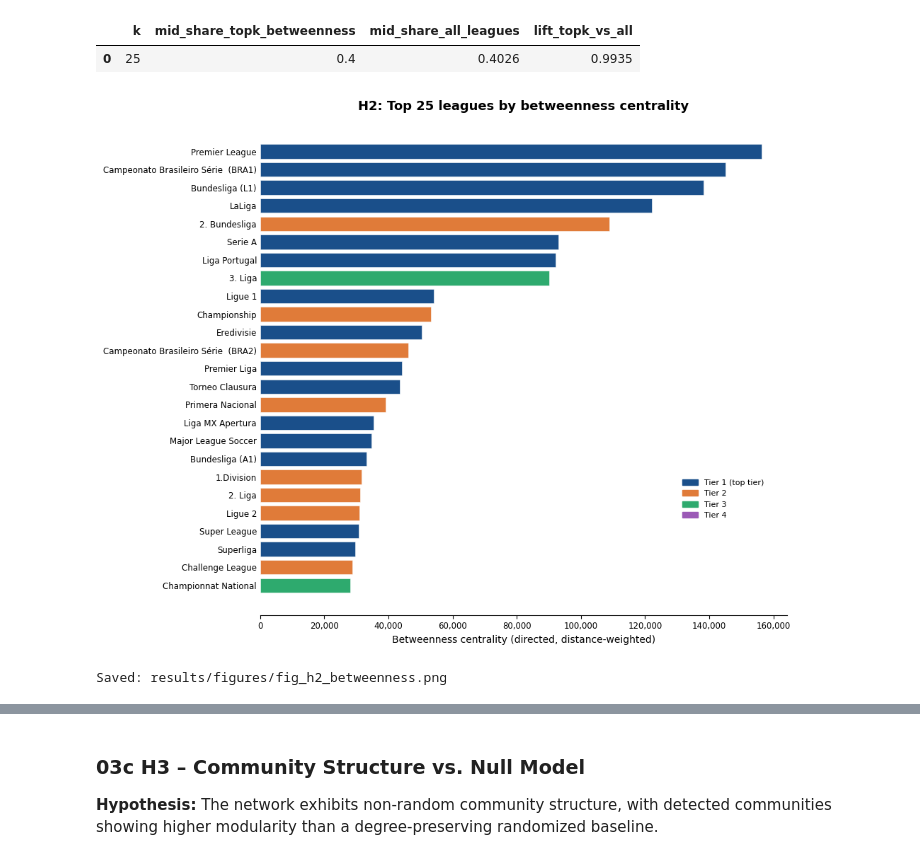
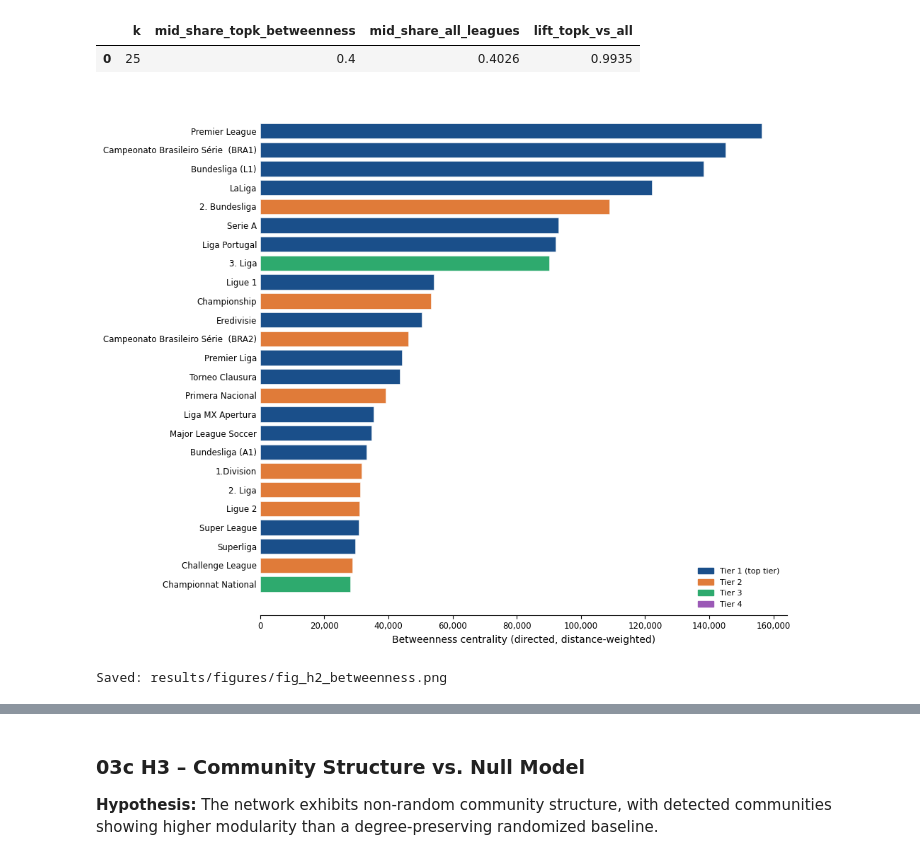
Before and after one commit to timg4/Mobility-in-Global-Football, a Jupyter notebook: 02_analysis.ipynb, the cells around one changed output, grey strips where cells are left out. Drawn from its saved outputs; the diff is of its cells as text; code cells hidden in the pictures.

```diff
--- a/02_analysis.ipynb
+++ b/02_analysis.ipynb
@@ -594,36 +594,34 @@ TIER_COLOR = {"1": "#1a4f8a", "2": "#e07b39", "3": "#2eaa6e", "4": "#9b59b6"}
 colors = [TIER_COLOR.get(str(t), "#aaaaaa") for t in tiers]
 
 mid_tiers      = {"2", "3"}
 mid_share_topk = sum(1 for t in tiers if str(t) in mid_tiers) / k
 mid_share_all  = metrics["is_mid_tier"].mean()
 lift = mid_share_topk / mid_share_all if mid_share_all > 0 else float("nan")
 
 fig, ax = plt.subplots(figsize=(10, 8))
 y_pos = range(len(labels))
 ax.barh(y_pos, values, color=colors, edgecolor="white", linewidth=0.4)
 ax.set_yticks(y_pos)
 ax.set_yticklabels(labels, fontsize=8.5)
 
 ax.set_xlabel("Betweenness centrality (directed, distance-weighted)", fontsize=10)
-ax.set_title(f"H2: Top {k} leagues by betweenness centrality",
-             fontsize=13, fontweight="bold", pad=12)
 ax.spines[["top", "right", "left"]].set_visible(False)
 ax.tick_params(axis="y", length=0)
 ax.tick_params(axis="x", labelsize=8.5)
 ax.xaxis.set_major_formatter(mticker.FuncFormatter(lambda x, _: f"{int(x):,}"))
 legend_patches = [
     mpatches.Patch(color="#1a4f8a", label="Tier 1 (top tier)"),
     mpatches.Patch(color="#e07b39", label="Tier 2"),
     mpatches.Patch(color="#2eaa6e", label="Tier 3"),
     mpatches.Patch(color="#9b59b6", label="Tier 4"),
 ]
 ax.legend(handles=legend_patches, fontsize=8, frameon=False,
-          loc="lower right", bbox_to_anchor=(0.97, 0.18))
+          loc="lower right")
 
 plt.tight_layout()
-plt.savefig(RESULTS_FIGURES / "fig_h2_betweenness.png", dpi=150, bbox_inches="tight")
+plt.savefig(RESULTS_FIGURES / "fig_h2_betweenness_wT.png", dpi=150, bbox_inches="tight")
 plt.show()
 print("Saved: results/figures/fig_h2_betweenness.png")
 # %% [output]
-[figure, old version]
+[figure, new version]
 Saved: results/figures/fig_h2_betweenness.png
```
Also changed, not shown: parts of 16 cells of this notebook, 15 other files.
